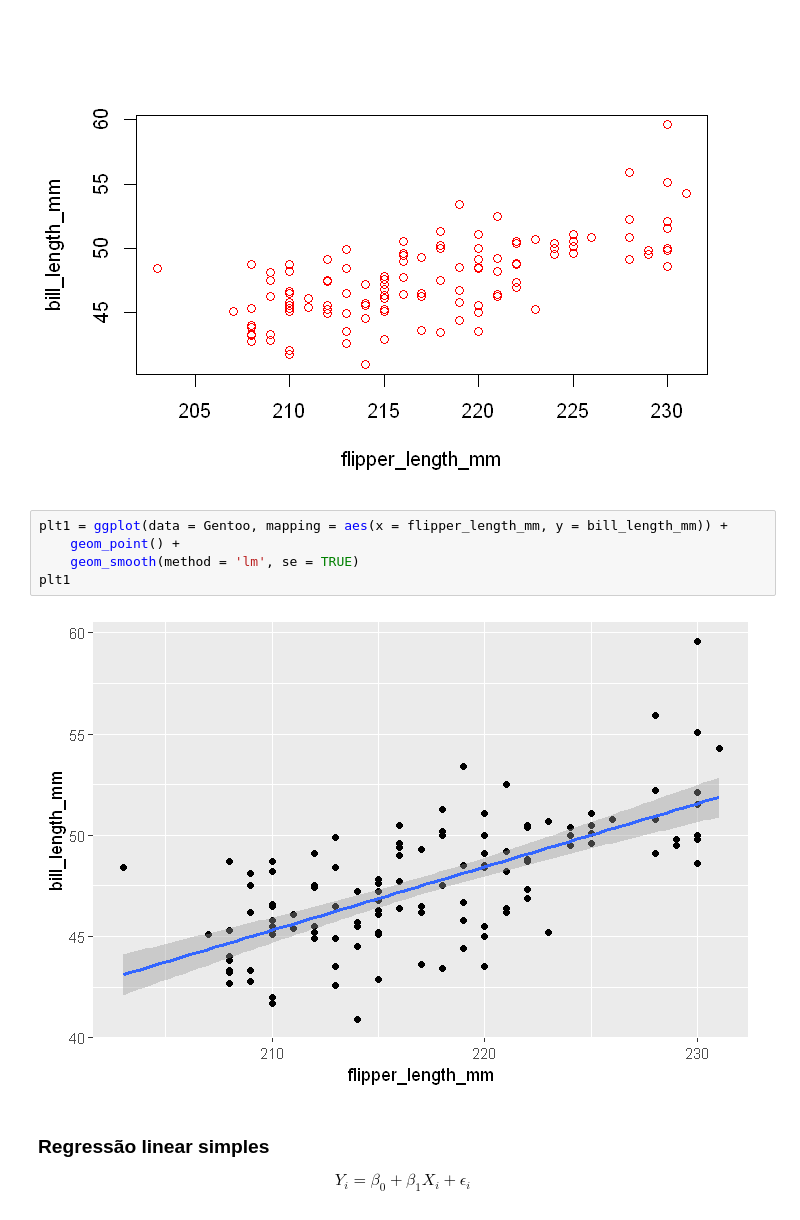
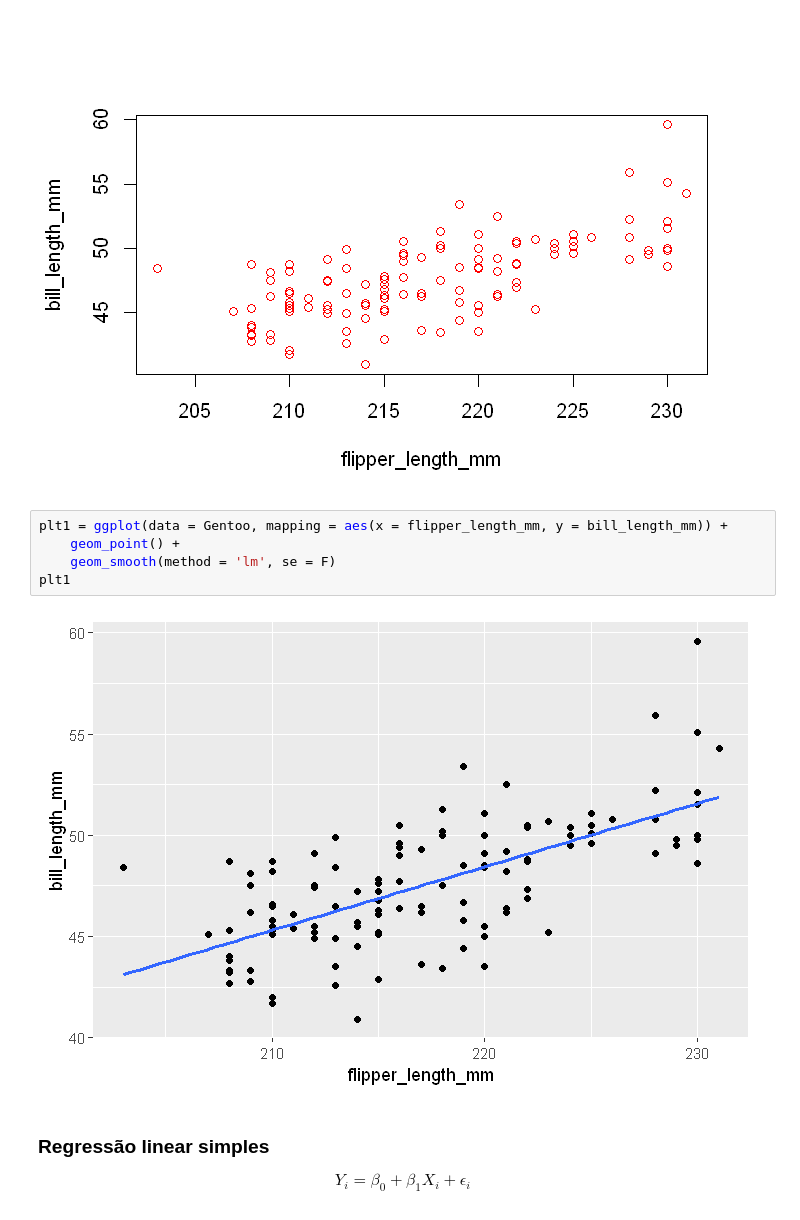
Before and after one commit to FCopf/probest-notebooks, a Jupyter notebook: Regressao_linear_notebook.ipynb, the cells around one changed output. Drawn from its saved outputs; the diff is of its cells as text.

```diff
--- a/Regressao_linear_notebook.ipynb
+++ b/Regressao_linear_notebook.ipynb
@@ -43,10 +43,10 @@ plot(bill_length_mm ~ flipper_length_mm, data = Gentoo, col =2)
 # %%
 plt1 = ggplot(data = Gentoo, mapping = aes(x = flipper_length_mm, y = bill_length_mm)) +
     geom_point() +
-    geom_smooth(method = 'lm', se = TRUE)
+    geom_smooth(method = 'lm', se = F)
 plt1
 # %% [output]
-[figure, old version]
+[figure, new version]
 # %% [markdown]
 ### Regressão linear simples
 
```
Also changed, not shown: parts of 19 cells of this notebook, 4 other files.
